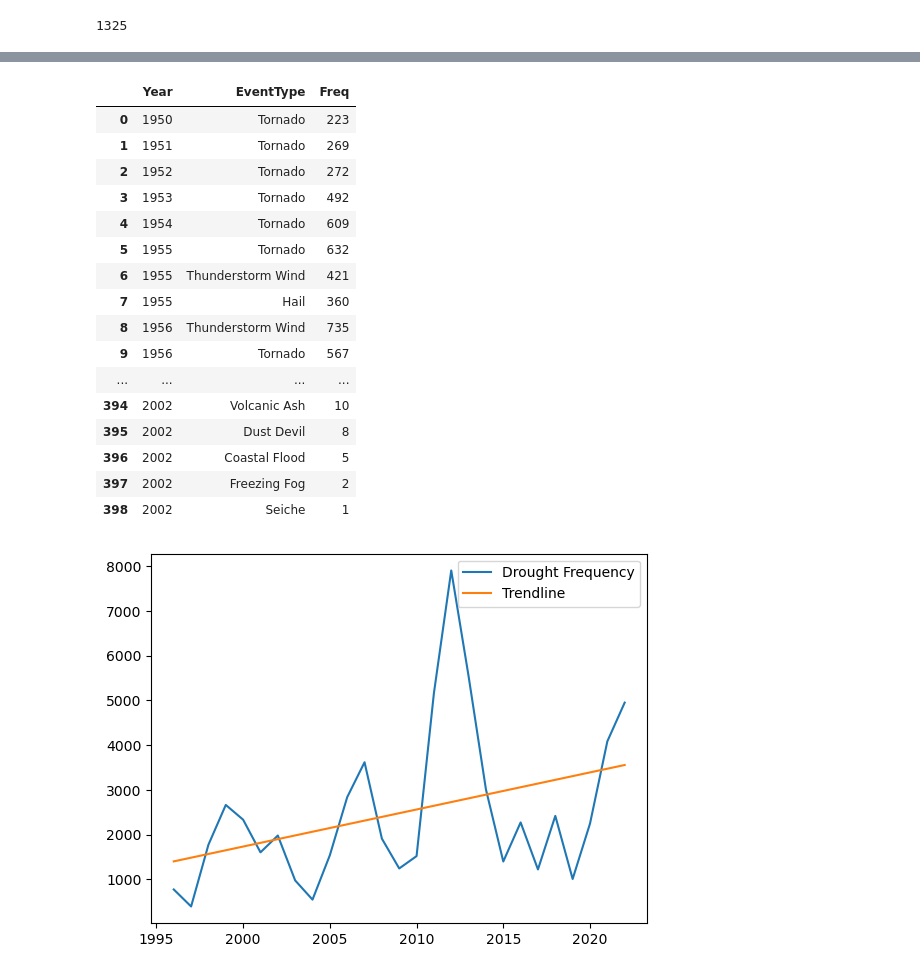
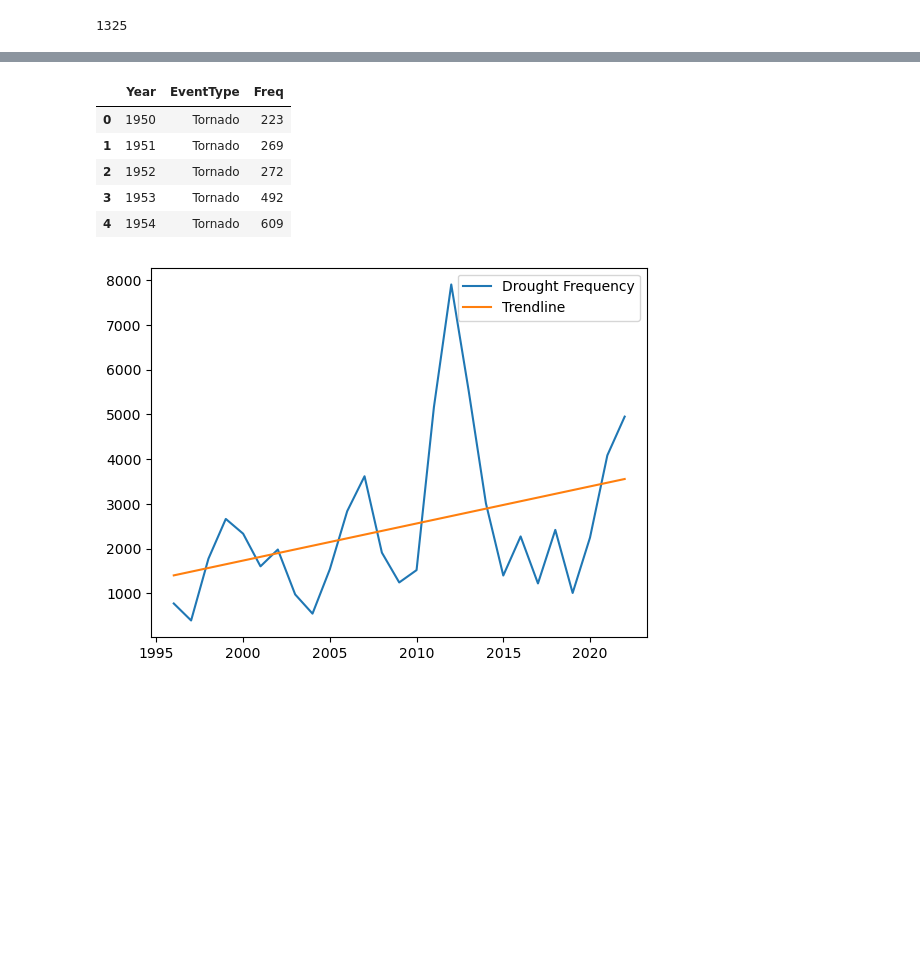
Before and after one commit to Salmatahlil/Capstone, a Jupyter notebook: InitialEDA.ipynb, the cells around one changed output, grey strips where cells are left out. Saved outputs shown, nothing was run; the diff lists cells and outputs as text; code cells hidden in the pictures; blank space fills up the shorter version.

```diff
--- a/InitialEDA.ipynb
+++ b/InitialEDA.ipynb
@@ -623,3 +377,9 @@ for file in locations_csv_list:
+# %%
+details_dataframe = pd.read_csv("storm_data_details.csv")
+
+fatalities_dataframe = pd.read_csv("storm_data_fatalities.csv")
+
+locations_dataframe = pd.read_csv("storm_data_locations.csv")
 # %%
 details_dataframe.EVENT_TYPE.value_counts()
 # %% [output]
@@ -767,25 +521,14 @@ df_test["Year"] = year_list
 df_test["EventType"] = event_list
 df_test["Freq"] = frequencies
 # %%
-df_test
+df_test.head()
 # %% [output]
 |  | Year | EventType | Freq |
 | 0 | 1950 | Tornado | 223 |
 | 1 | 1951 | Tornado | 269 |
 | 2 | 1952 | Tornado | 272 |
 | 3 | 1953 | Tornado | 492 |
 | 4 | 1954 | Tornado | 609 |
-| 5 | 1955 | Tornado | 632 |
-| 6 | 1955 | Thunderstorm Wind | 421 |
-| 7 | 1955 | Hail | 360 |
-| 8 | 1956 | Thunderstorm Wind | 735 |
-| 9 | 1956 | Tornado | 567 |
-| ... | ... | ... | ... |
-| 394 | 2002 | Volcanic Ash | 10 |
-| 395 | 2002 | Dust Devil | 8 |
-| 396 | 2002 | Coastal Flood | 5 |
-| 397 | 2002 | Freezing Fog | 2 |
-| 398 | 2002 | Seiche | 1 |
 # %%
 droughts = df_test[df_test["EventType"] == "Drought"]
 # %%
```
Also changed, not shown: parts of 13 cells of this notebook.
